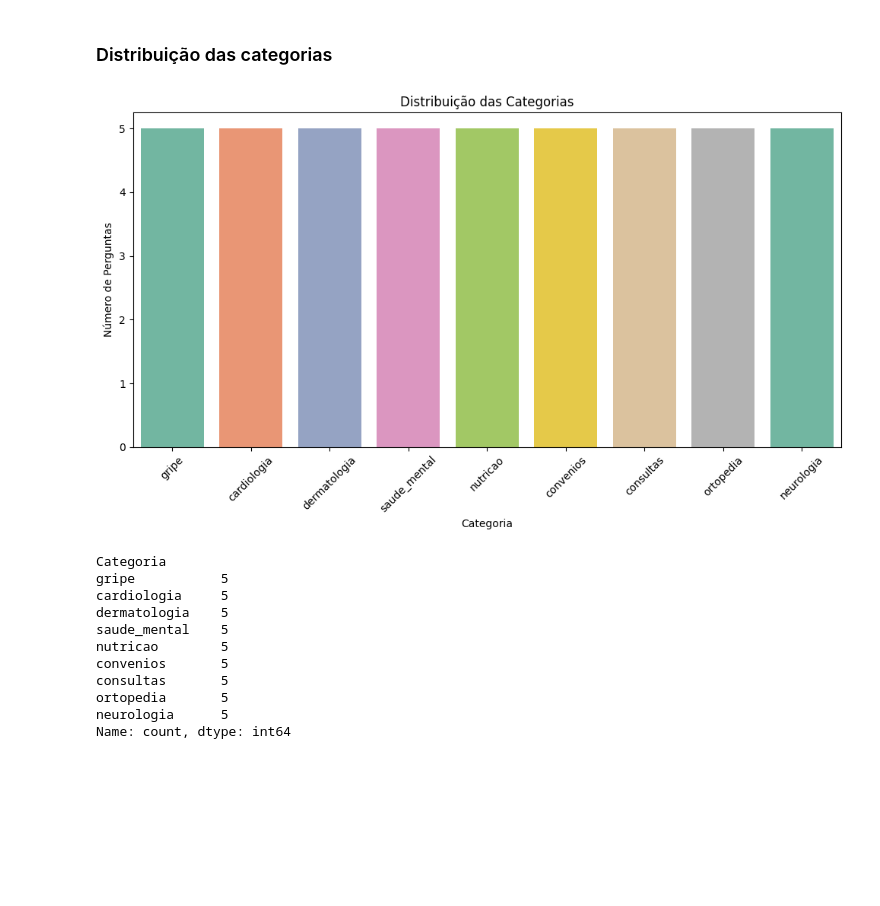
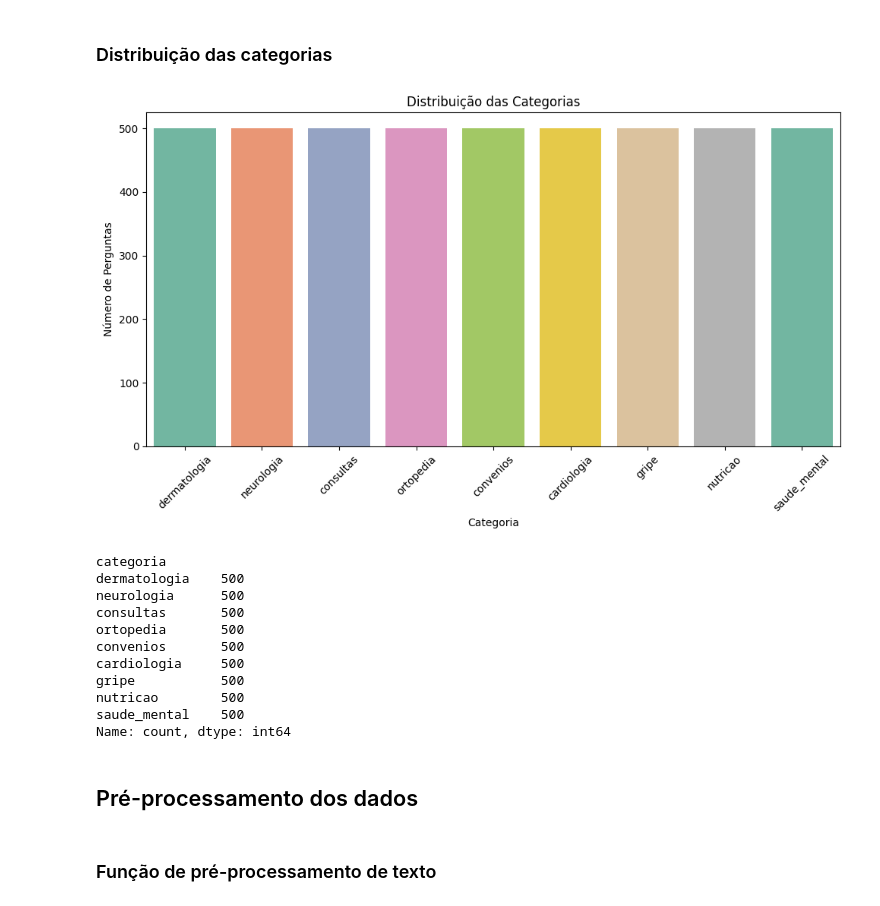
Before and after one commit to jonnathann/portifolio_ra, a Jupyter notebook: notebooks/build_chatbot_traditional_technics.ipynb, the cells around one changed output. Saved outputs shown, nothing was run; the diff lists cells and outputs as text; code cells hidden in the pictures; blank space fills up the shorter version.

```diff
--- a/notebooks/build_chatbot_traditional_technics.ipynb
+++ b/notebooks/build_chatbot_traditional_technics.ipynb
@@ -146,9 +124,9 @@ dtype: int64
 # %% [markdown]
 ### Quantidade de caracteres para cada variável (pergunta, categoria e reposta)
 # %%
-df['caracteres_pergunta'] = df.Pergunta.apply(lambda x: len(x))
-df['caracteres_categoria'] = df.Categoria.apply(lambda x: len(x))
-df['caracteres_resposta'] = df.Resposta.apply(lambda x: len(x))
+df['caracteres_pergunta'] = df.pergunta.apply(lambda x: len(x))
+df['caracteres_categoria'] = df.categoria.apply(lambda x: len(x))
+df['caracteres_resposta'] = df.resposta.apply(lambda x: len(x))
 
-df
+df.head()
 # %% [output]
@@ -174,32 +141,36 @@ df
 # %%
 plt.figure(figsize=(10,6))
 sns.countplot(
     data=df,
-    x='Categoria',
-    hue='Categoria',
-    order=df['Categoria'].value_counts().index,
+    x='categoria',
+    hue='categoria',
+    order=df['categoria'].value_counts().index,
     palette='Set2',
     legend=False
 )
 plt.title('Distribuição das Categorias')
 plt.xlabel('Categoria')
 plt.ylabel('Número de Perguntas')
 plt.xticks(rotation=45)
 plt.tight_layout()
 plt.show()
 # %% [output]
-[figure, old version]
+[figure, new version]
 # %%
-df.Categoria.value_counts()
+df.categoria.value_counts()
 # %% [output]
-Categoria
-gripe           5
-cardiologia     5
-dermatologia    5
-saude_mental    5
-nutricao        5
-convenios       5
-consultas       5
-ortopedia       5
-neurologia      5
+categoria
+dermatologia    500
+neurologia      500
+consultas       500
+ortopedia       500
+convenios       500
+cardiologia     500
+gripe           500
+nutricao        500
+saude_mental    500
 Name: count, dtype: int64
+# %% [markdown]
+## Pré-processamento dos dados
+# %% [markdown]
+### Função de pré-processamento de texto
```
Also changed, not shown: parts of 28 cells of this notebook, 1 other file.
